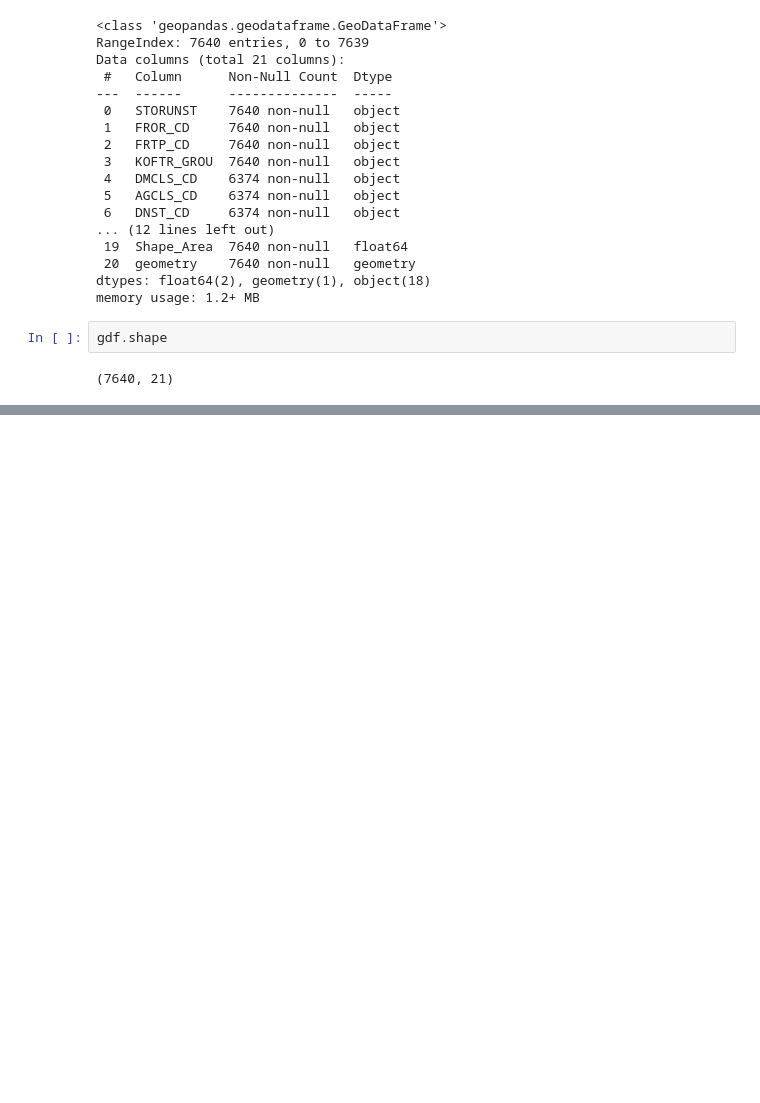
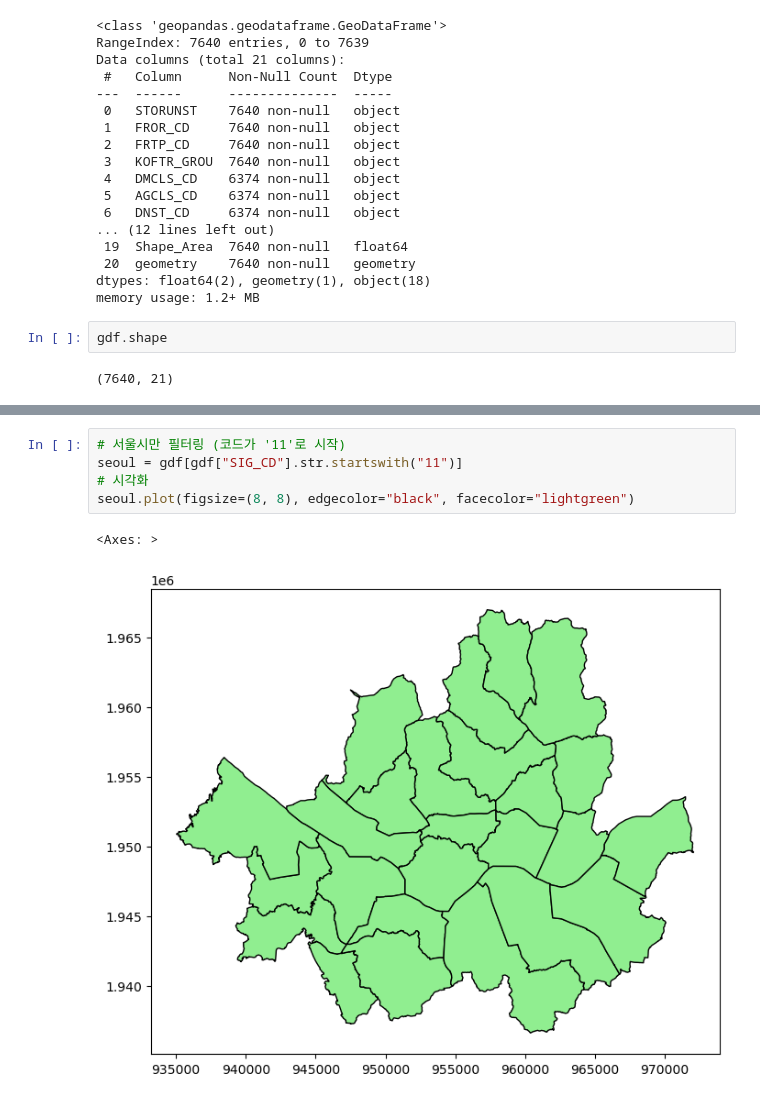
Before and after one commit to ta3wook/type2fire, a Jupyter notebook: notebooks/01_EDA.ipynb, the cells around one changed output, grey strips where cells are left out. Cells and saved outputs as stored; diff of their text form; blank space fills up the shorter version.

```diff
--- a/notebooks/01_EDA.ipynb
+++ b/notebooks/01_EDA.ipynb
@@ -77,0 +104,8 @@ gdf.shape
+# %%
+# 서울시만 필터링 (코드가 '11'로 시작)
+seoul = gdf[gdf["SIG_CD"].str.startswith("11")]
+# 시각화
+seoul.plot(figsize=(8, 8), edgecolor="black", facecolor="lightgreen")
+# %% [output]
+<Axes: >
+[figure, added]
```
Also changed, not shown: parts of 7 cells of this notebook.
